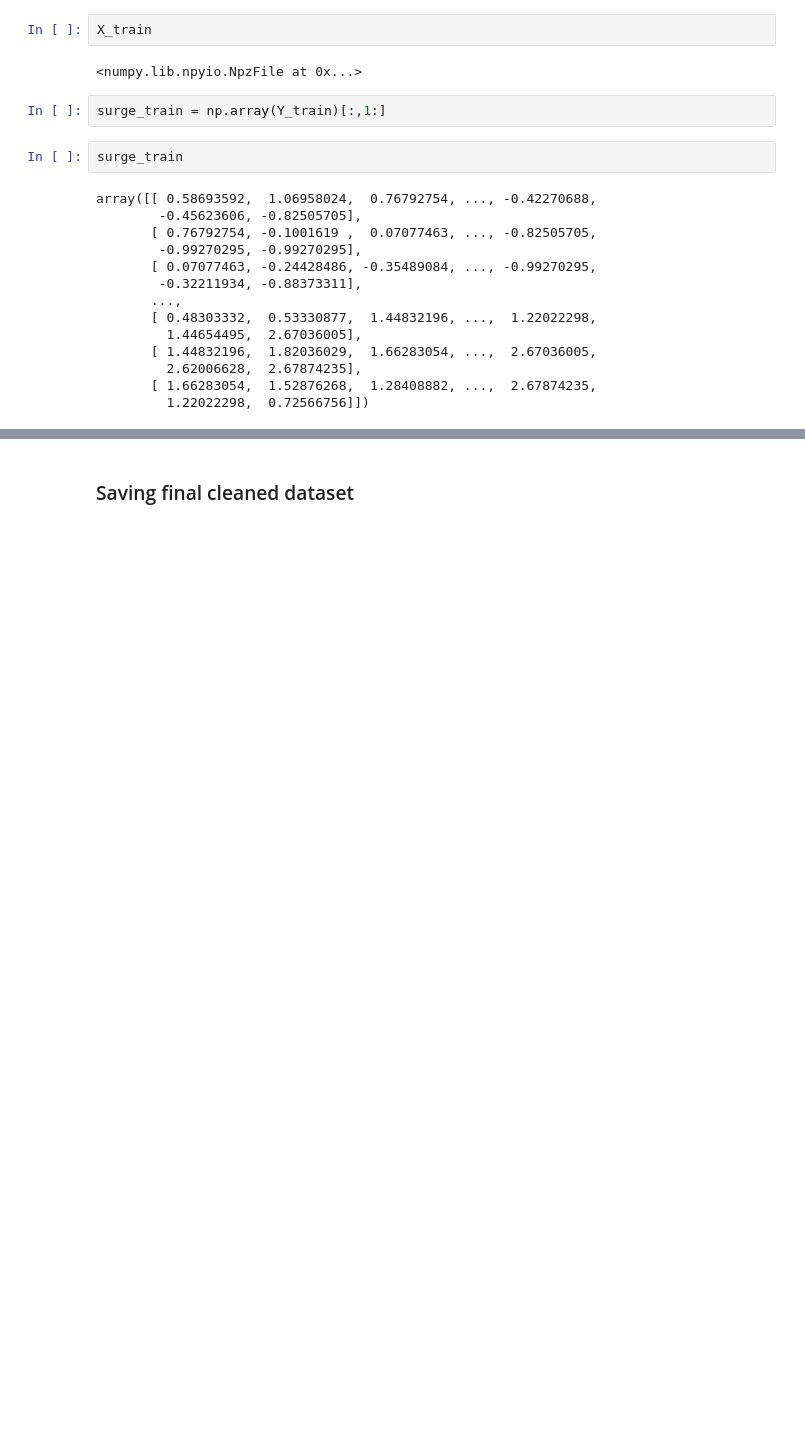
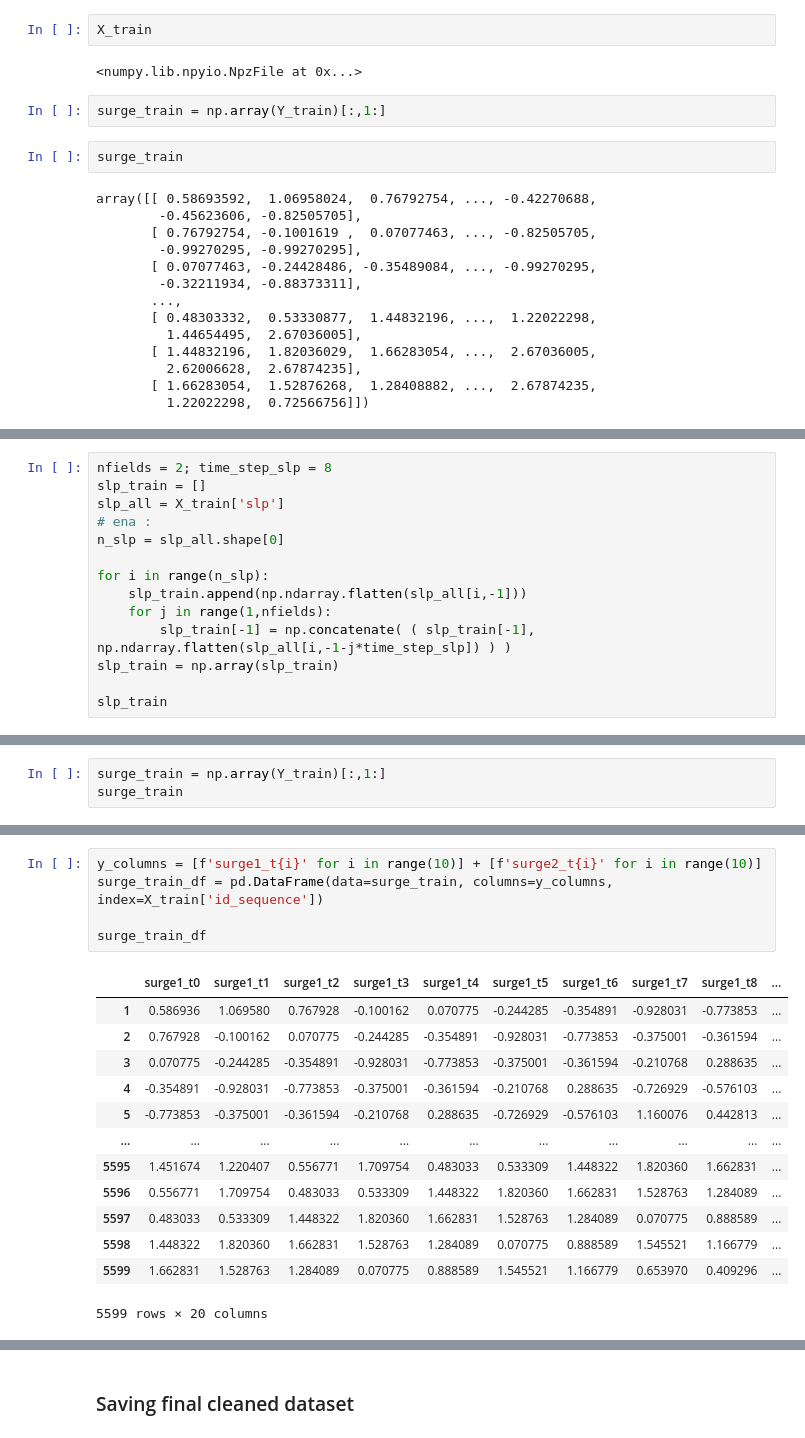
Before and after one commit to oumeima-elgharbi/ChallengeData_CanYouPredictTheTide, a Jupyter notebook: preprocess.ipynb, the cells around one changed output, grey strips where cells are left out. Cells and saved outputs as stored; diff of their text form; blank space fills up the shorter version.

```diff
--- a/preprocess.ipynb
+++ b/preprocess.ipynb
@@ -68,0 +94,14 @@ array([[ 0.58693592,  1.06958024,  0.76792754, ..., -0.42270688,
+# %%
+nfields = 2; time_step_slp = 8
+slp_train = []
+slp_all = X_train['slp']
+# ena :
+n_slp = slp_all.shape[0]
+
+for i in range(n_slp):
+    slp_train.append(np.ndarray.flatten(slp_all[i,-1]))
+    for j in range(1,nfields):
+        slp_train[-1] = np.concatenate( ( slp_train[-1], np.ndarray.flatten(slp_all[i,-1-j*time_step_slp]) ) )
+slp_train = np.array(slp_train)
+
+slp_train
@@ -68,0 +122,3 @@ array([[ 0.58693592,  1.06958024,  0.76792754, ..., -0.42270688,
+# %%
+surge_train = np.array(Y_train)[:,1:]
+surge_train
@@ -68,0 +139,19 @@ array([[ 0.58693592,  1.06958024,  0.76792754, ..., -0.42270688,
+# %%
+y_columns = [f'surge1_t{i}' for i in range(10)] + [f'surge2_t{i}' for i in range(10)]
+surge_train_df = pd.DataFrame(data=surge_train, columns=y_columns, index=X_train['id_sequence'])
+
+surge_train_df
+# %% [output]
+|  | surge1_t0 | surge1_t1 | surge1_t2 | surge1_t3 | surge1_t4 | surge1_t5 | surge1_t6 | surge1_t7 | surge1_t8 | ... |
+| 1 | 0.586936 | 1.069580 | 0.767928 | -0.100162 | 0.070775 | -0.244285 | -0.354891 | -0.928031 | -0.773853 | ... |
+| 2 | 0.767928 | -0.100162 | 0.070775 | -0.244285 | -0.354891 | -0.928031 | -0.773853 | -0.375001 | -0.361594 | ... |
+| 3 | 0.070775 | -0.244285 | -0.354891 | -0.928031 | -0.773853 | -0.375001 | -0.361594 | -0.210768 | 0.288635 | ... |
+| 4 | -0.354891 | -0.928031 | -0.773853 | -0.375001 | -0.361594 | -0.210768 | 0.288635 | -0.726929 | -0.576103 | ... |
+| 5 | -0.773853 | -0.375001 | -0.361594 | -0.210768 | 0.288635 | -0.726929 | -0.576103 | 1.160076 | 0.442813 | ... |
+| ... | ... | ... | ... | ... | ... | ... | ... | ... | ... | ... |
+| 5595 | 1.451674 | 1.220407 | 0.556771 | 1.709754 | 0.483033 | 0.533309 | 1.448322 | 1.820360 | 1.662831 | ... |
+| 5596 | 0.556771 | 1.709754 | 0.483033 | 0.533309 | 1.448322 | 1.820360 | 1.662831 | 1.528763 | 1.284089 | ... |
+| 5597 | 0.483033 | 0.533309 | 1.448322 | 1.820360 | 1.662831 | 1.528763 | 1.284089 | 0.070775 | 0.888589 | ... |
+| 5598 | 1.448322 | 1.820360 | 1.662831 | 1.528763 | 1.284089 | 0.070775 | 0.888589 | 1.545521 | 1.166779 | ... |
+| 5599 | 1.662831 | 1.528763 | 1.284089 | 0.070775 | 0.888589 | 1.545521 | 1.166779 | 0.653970 | 0.409296 | ... |
+5599 rows × 20 columns
```
Also changed, not shown: parts of 54 cells of this notebook, 3 other files.
